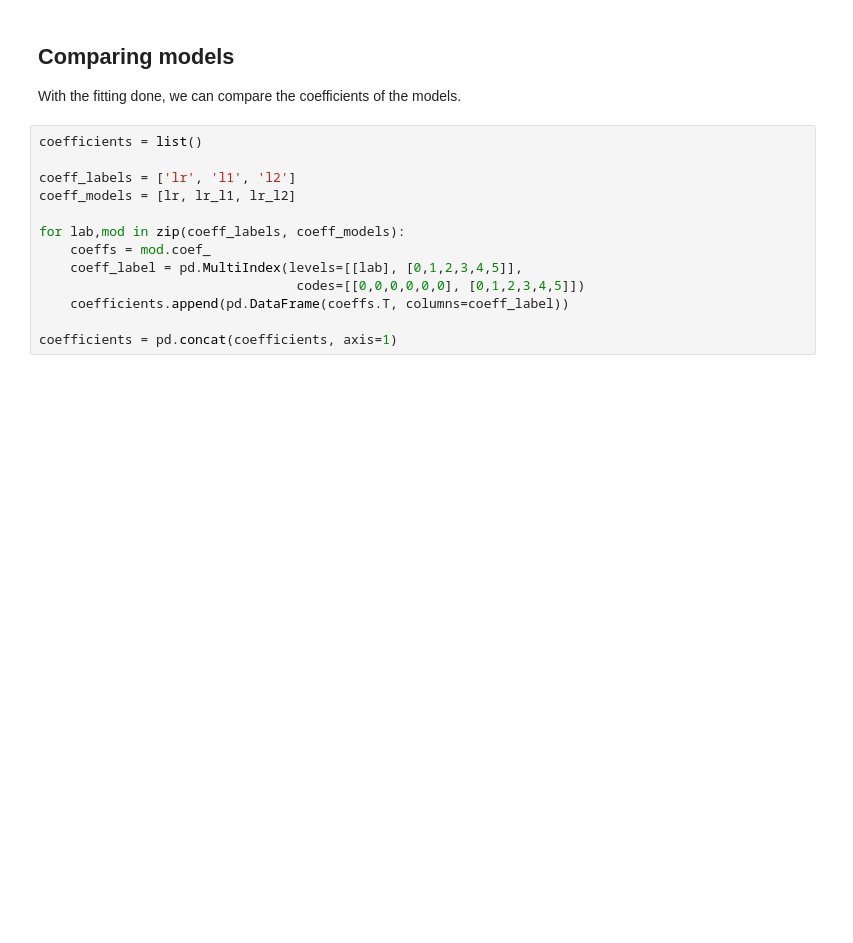
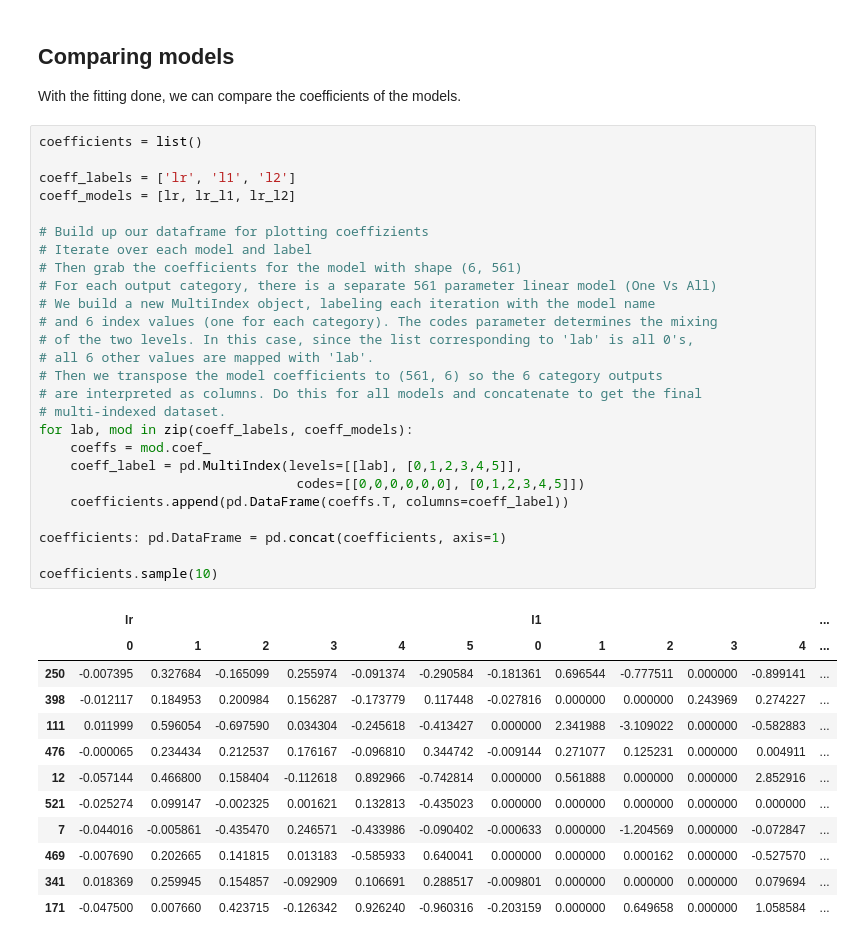
Before and after one commit to Florian-Heringa/coursera-ibm-ml, a Jupyter notebook: 3-classification/01_logistic_regression_demo.ipynb, the cells around one changed output. Cells and saved outputs as stored; diff of their text form; blank space fills up the shorter version.

Commit message:
Finished linear regression module of classifiers course

```diff
--- a/3-classification/01_logistic_regression_demo.ipynb
+++ b/3-classification/01_logistic_regression_demo.ipynb
@@ -178,16 +178,42 @@ With the fitting done, we can compare the coefficients of the models.
 # %%
 coefficients = list()
 
 coeff_labels = ['lr', 'l1', 'l2']
 coeff_models = [lr, lr_l1, lr_l2]
 
-for lab,mod in zip(coeff_labels, coeff_models):
+# Build up our dataframe for plotting coeffizients
+# Iterate over each model and label
+# Then grab the coefficients for the model with shape (6, 561)
+# For each output category, there is a separate 561 parameter linear model (One Vs All)
+# We build a new MultiIndex object, labeling each iteration with the model name
+# and 6 index values (one for each category). The codes parameter determines the mixing
+# of the two levels. In this case, since the list corresponding to 'lab' is all 0's,
+# all 6 other values are mapped with 'lab'.
+# Then we transpose the model coefficients to (561, 6) so the 6 category outputs
+# are interpreted as columns. Do this for all models and concatenate to get the final
+# multi-indexed dataset.
+for lab, mod in zip(coeff_labels, coeff_models):
     coeffs = mod.coef_
     coeff_label = pd.MultiIndex(levels=[[lab], [0,1,2,3,4,5]],
                                  codes=[[0,0,0,0,0,0], [0,1,2,3,4,5]])
     coefficients.append(pd.DataFrame(coeffs.T, columns=coeff_label))
 
-coefficients = pd.concat(coefficients, axis=1)
+coefficients: pd.DataFrame = pd.concat(coefficients, axis=1)
+
+coefficients.sample(10)
+# %% [output]
+|  | lr |  |  |  |  |  | l1 |  |  |  |  | ... |
+|  | 0 | 1 | 2 | 3 | 4 | 5 | 0 | 1 | 2 | 3 | 4 | ... |
+| 250 | -0.007395 | 0.327684 | -0.165099 | 0.255974 | -0.091374 | -0.290584 | -0.181361 | 0.696544 | -0.777511 | 0.000000 | -0.899141 | ... |
+| 398 | -0.012117 | 0.184953 | 0.200984 | 0.156287 | -0.173779 | 0.117448 | -0.027816 | 0.000000 | 0.000000 | 0.243969 | 0.274227 | ... |
+| 111 | 0.011999 | 0.596054 | -0.697590 | 0.034304 | -0.245618 | -0.413427 | 0.000000 | 2.341988 | -3.109022 | 0.000000 | -0.582883 | ... |
+| 476 | -0.000065 | 0.234434 | 0.212537 | 0.176167 | -0.096810 | 0.344742 | -0.009144 | 0.271077 | 0.125231 | 0.000000 | 0.004911 | ... |
+| 12 | -0.057144 | 0.466800 | 0.158404 | -0.112618 | 0.892966 | -0.742814 | 0.000000 | 0.561888 | 0.000000 | 0.000000 | 2.852916 | ... |
+| 521 | -0.025274 | 0.099147 | -0.002325 | 0.001621 | 0.132813 | -0.435023 | 0.000000 | 0.000000 | 0.000000 | 0.000000 | 0.000000 | ... |
+| 7 | -0.044016 | -0.005861 | -0.435470 | 0.246571 | -0.433986 | -0.090402 | -0.000633 | 0.000000 | -1.204569 | 0.000000 | -0.072847 | ... |
+| 469 | -0.007690 | 0.202665 | 0.141815 | 0.013183 | -0.585933 | 0.640041 | 0.000000 | 0.000000 | 0.000162 | 0.000000 | -0.527570 | ... |
+| 341 | 0.018369 | 0.259945 | 0.154857 | -0.092909 | 0.106691 | 0.288517 | -0.009801 | 0.000000 | 0.000000 | 0.000000 | 0.079694 | ... |
+| 171 | -0.047500 | 0.007660 | 0.423715 | -0.126342 | 0.926240 | -0.960316 | -0.203159 | 0.000000 | 0.649658 | 0.000000 | 1.058584 | ... |
 # %%
 fig, axList = plt.subplots(nrows=3, ncols=2)
 axList = axList.flatten()
```
Also changed, not shown: parts of 7 cells of this notebook, 1 other file.
